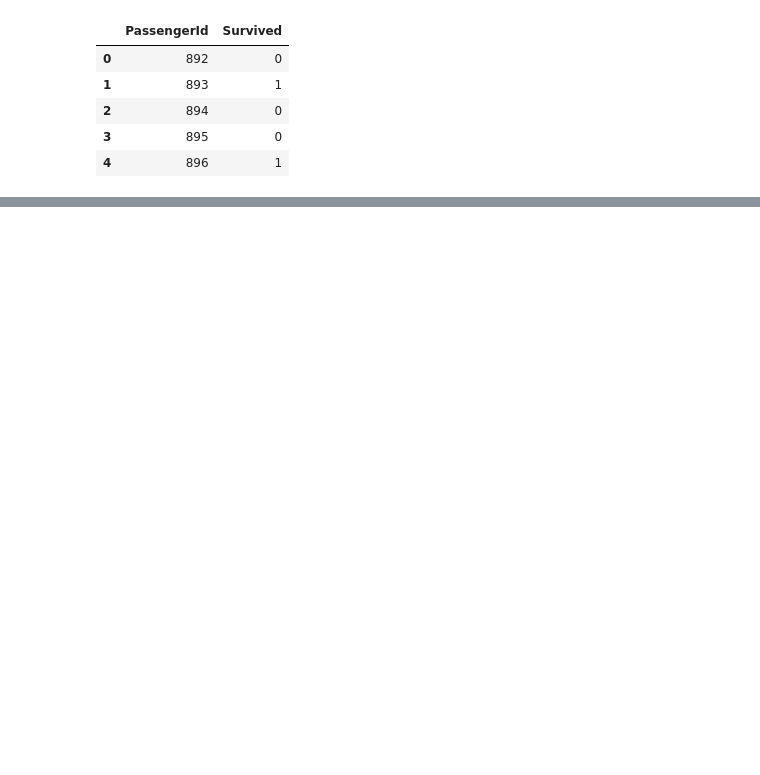
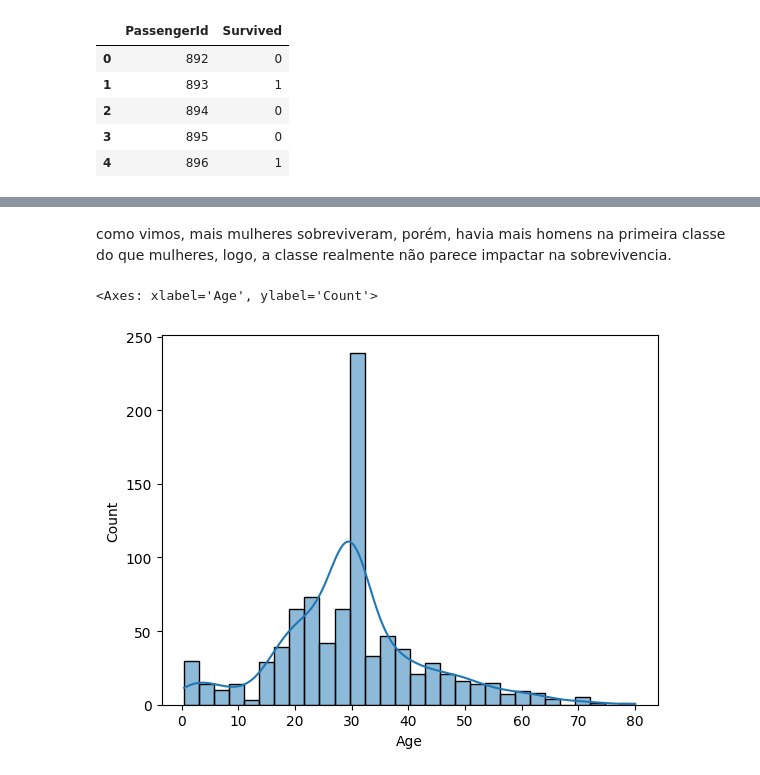
Before and after one commit to cauancalmeida/Desafios_Kaggle, a Jupyter notebook: Desafio_Titanic.ipynb, the cells around one changed output, grey strips where cells are left out. Saved outputs shown, nothing was run; the diff lists cells and outputs as text; code cells hidden in the pictures; blank space fills up the shorter version.

```diff
--- a/Desafio_Titanic.ipynb
+++ b/Desafio_Titanic.ipynb
@@ -36,0 +152,7 @@ df_sub.head()
+# %% [markdown]
+como vimos, mais mulheres sobreviveram, porém, havia mais homens na primeira classe do que mulheres, logo, a classe realmente não parece impactar na sobrevivencia.
+# %%
+sns.histplot(x='Age', data=df_train,kde=True)
+# %% [output]
+<Axes: xlabel='Age', ylabel='Count'>
+[figure, added]
```
Also changed, not shown: parts of 17 cells of this notebook.
